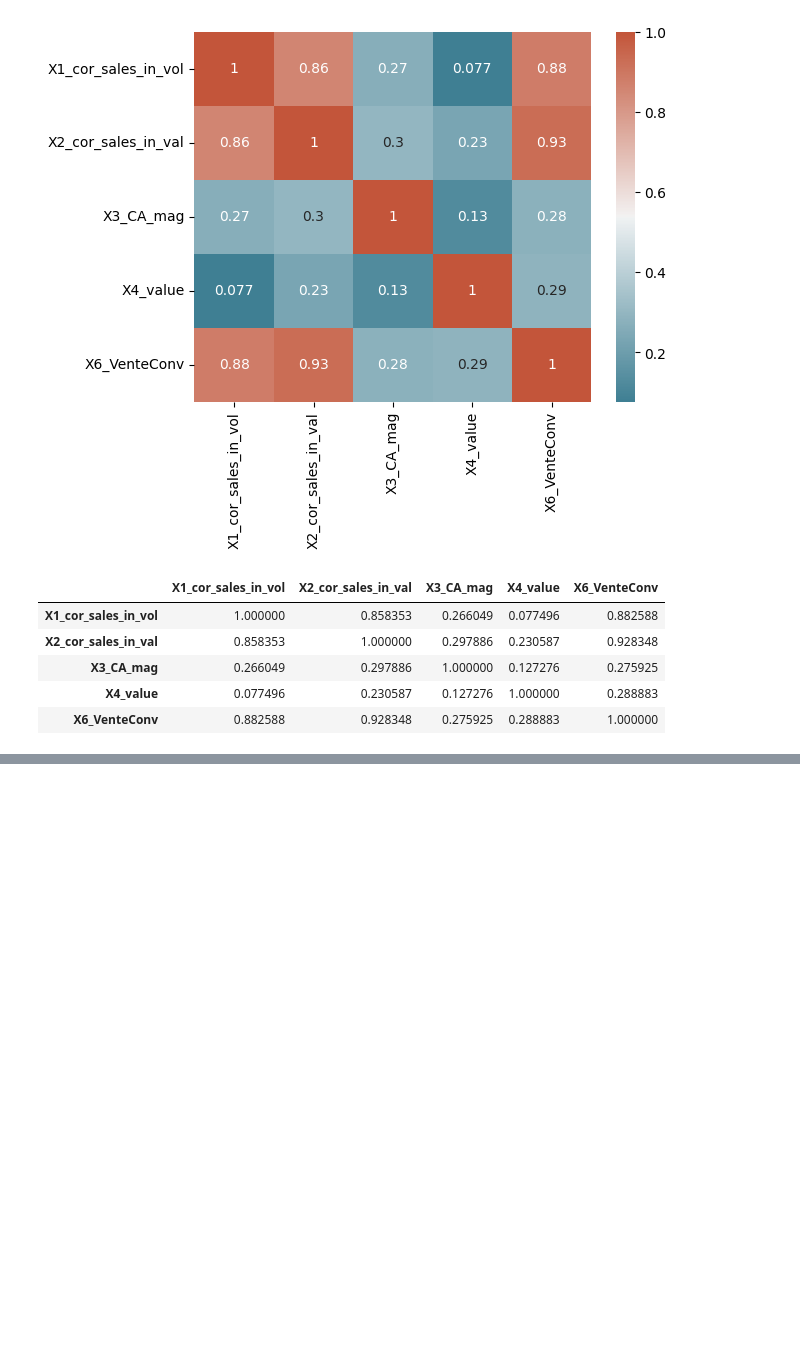
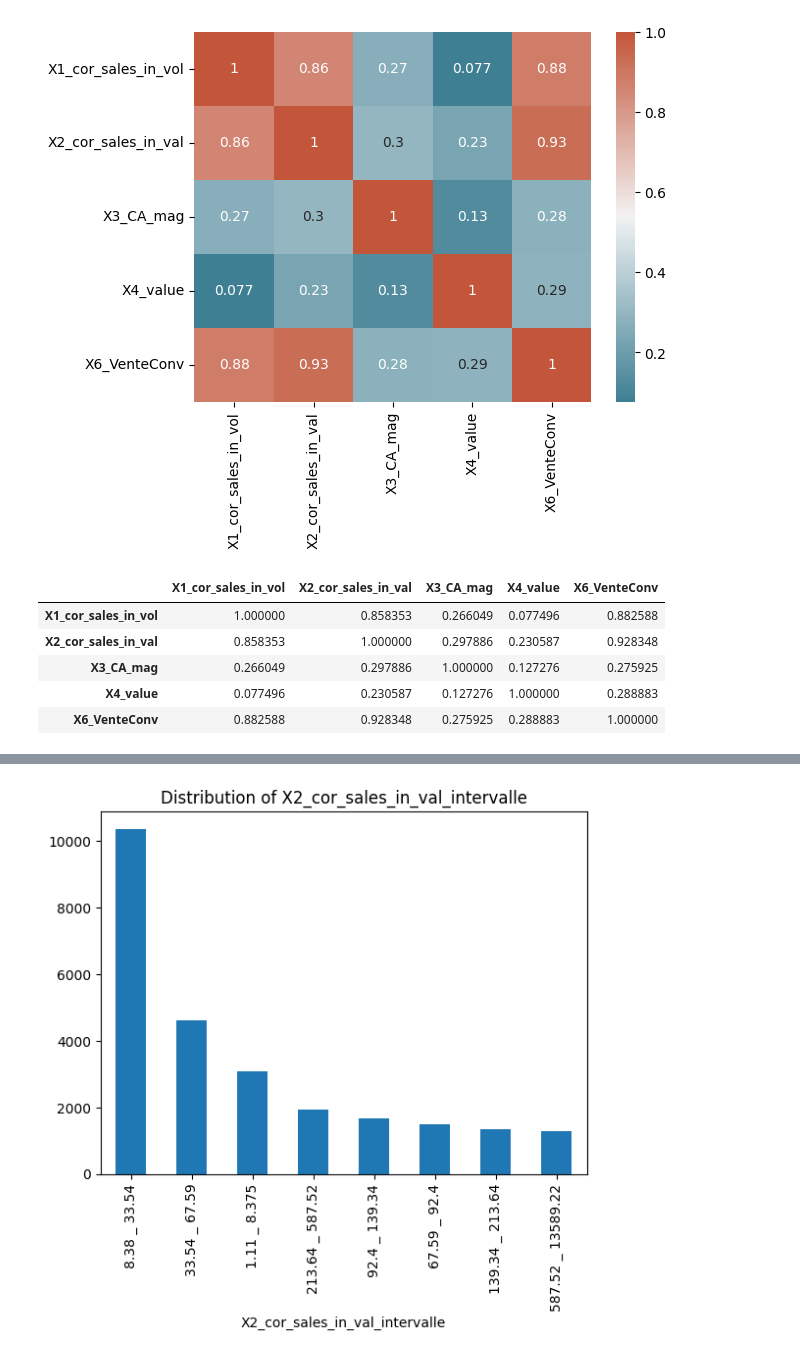
Before and after one commit to yasirech-chammakhy/Retail-Display-Strategy-Analysis, a Jupyter notebook: eda.ipynb, the cells around one changed output, grey strips where cells are left out. Cells and saved outputs as stored; diff of their text form; code cells hidden in the pictures; blank space fills up the shorter version.

```diff
--- a/eda.ipynb
+++ b/eda.ipynb
@@ -271,0 +526,7 @@ plt.show()
+# %%
+# histogram of X2_cor_sales_in_val_intervalle
+combined_df['X2_cor_sales_in_val_intervalle'].value_counts().plot(kind='bar')
+plt.title('Distribution of X2_cor_sales_in_val_intervalle')
+plt.show()
+# %% [output]
+[figure, added]
```
Also changed, not shown: parts of 42 cells of this notebook, 16 other files.
